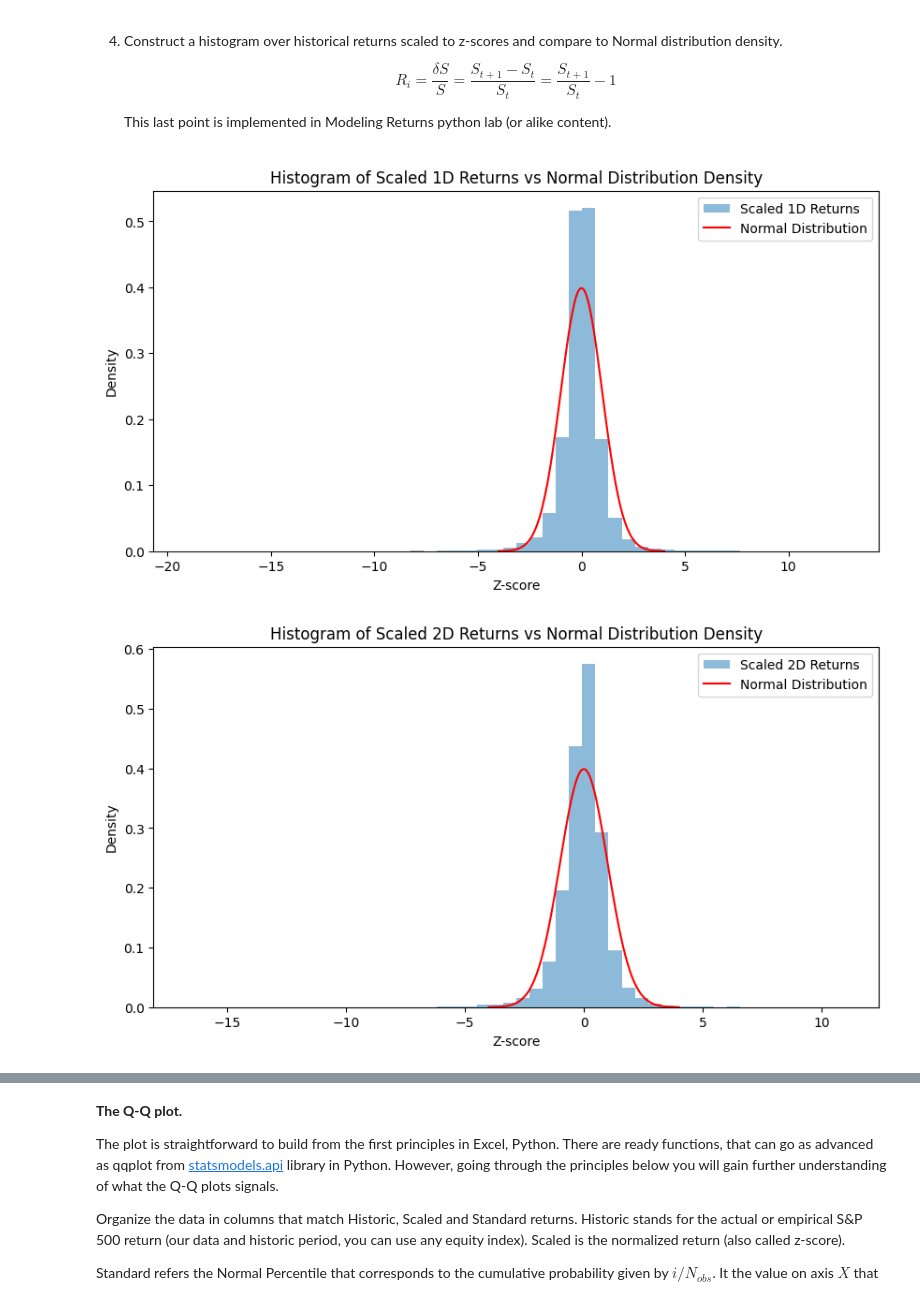
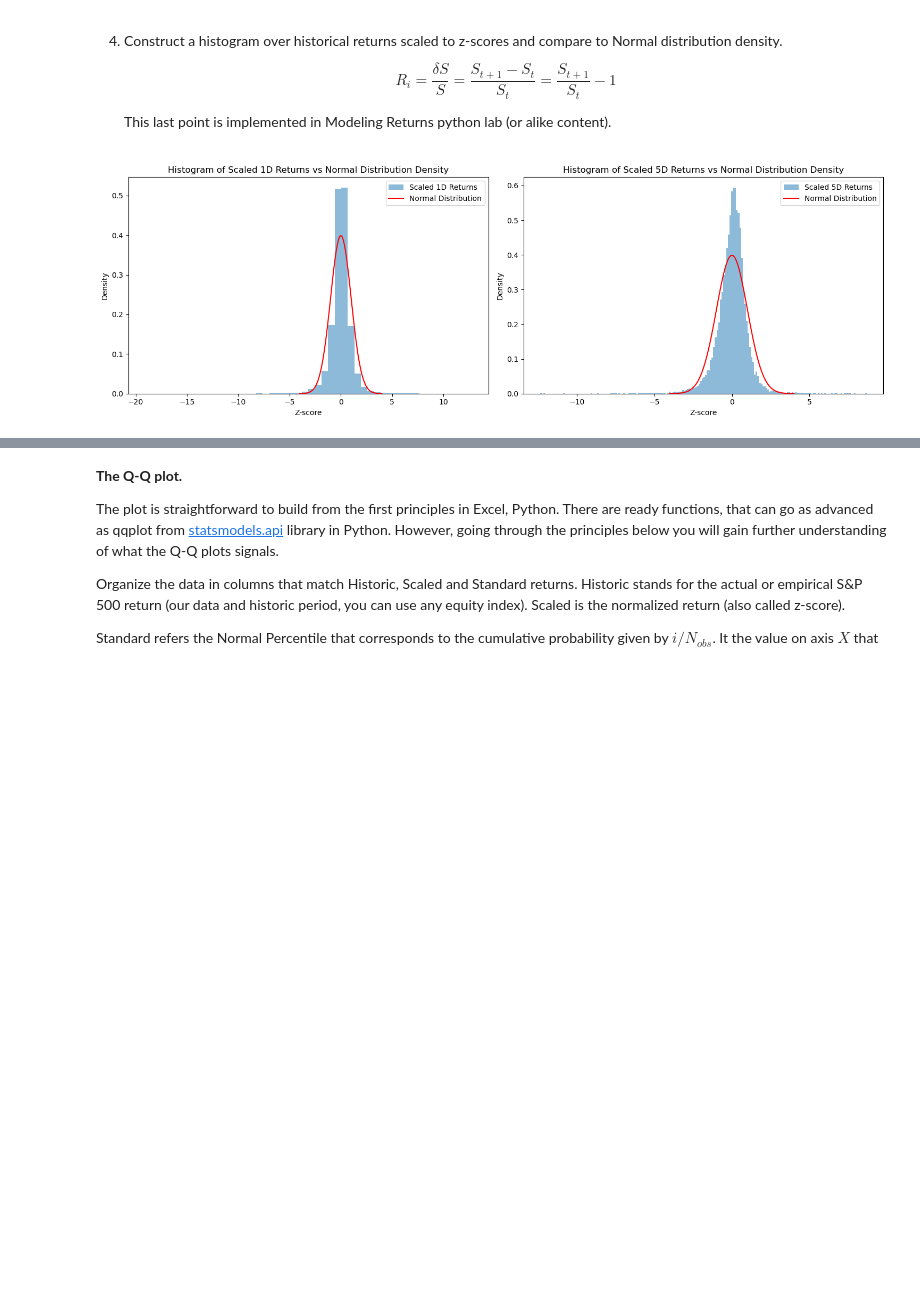
Before and after one commit to JoaoJungblut/QuantFinanceTraining, a Jupyter notebook: Module1/01-The_Random_Behaviour_of_Assets-answers.ipynb, the cells around one changed output, grey strips where cells are left out. Cells and saved outputs as stored; diff of their text form; code cells hidden in the pictures; blank space fills up the shorter version.

```diff
--- a/Module1/01-The_Random_Behaviour_of_Assets-answers.ipynb
+++ b/Module1/01-The_Random_Behaviour_of_Assets-answers.ipynb
@@ -109,55 +115,50 @@ plt.show()
 
     This last point is  implemented in Modeling Returns python lab (or alike content).
 # %%
+# Calculating mean and standard deviation
+mean_1D = np.mean(sp500_returns["1D"])
+mean_5D = np.mean(sp500_returns["5D"])
+
+sigma_1D = np.std(sp500_returns["1D"])
+sigma_5D = np.std(sp500_returns["5D"])
+
 # Scale historical returns to z-scores
-z_scores_1D = (sp500_returns["1D"] - sp500_returns["1D"].mean()) / sp500_returns["1D"].std()
-z_scores_2D = (sp500_returns["2D"] - sp500_returns["2D"].mean()) / sp500_returns["2D"].std()
-z_scores_5D = (sp500_returns["5D"] - sp500_returns["5D"].mean()) / sp500_returns["5D"].std()
+z_scores_1D = (sp500_returns["1D"] - mean_1D) / sigma_1D
+z_scores_5D = (sp500_returns["5D"] - mean_5D) / sigma_5D
+
+# Create subplots with 1 row and 2 columns
+fig, axs = plt.subplots(1, 2, figsize=(15, 5))
 
 # Plotting histogram of scaled 1D returns
-plt.figure(figsize=(10, 5))
-plt.hist(z_scores_1D, bins=50, density=True, alpha=0.5, label="Scaled 1D Returns")
+axs[0].hist(z_scores_1D, bins=50, density=True, alpha=0.5, label="Scaled 1D Returns")
 
 # Plotting Normal distribution density
 x = np.linspace(-4, 4, 100)
 y = stats.norm.pdf(x, 0, 1)
-plt.plot(x, y, color="red", label="Normal Distribution")
+axs[0].plot(x, y, color="red", label="Normal Distribution")
 
-plt.title("Histogram of Scaled 1D Returns vs Normal Distribution Density")
-plt.xlabel("Z-score")
-plt.ylabel("Density")
-plt.legend()
-plt.show()
+axs[0].set_title("Histogram of Scaled 1D Returns vs Normal Distribution Density")
+axs[0].set_xlabel("Z-score")
+axs[0].set_ylabel("Density")
+axs[0].legend()
 
-# Plotting histogram of scaled 2D returns
-plt.figure(figsize=(10, 5))
-plt.hist(z_scores_2D, bins=50, density=True, alpha=0.5, label="Scaled 2D Returns")
+# Plotting histogram of scaled 5D returns
+axs[1].hist(z_scores_5D, bins=200, density=True, alpha=0.5, label="Scaled 5D Returns")
 
 # Plotting Normal distribution density
 x = np.linspace(-4, 4, 100)
 y = stats.norm.pdf(x, 0, 1)
-plt.plot(x, y, color="red", label="Normal Distribution")
+axs[1].plot(x, y, color="red", label="Normal Distribution")
 
-plt.title("Histogram of Scaled 2D Returns vs Normal Distribution Density")
-plt.xlabel("Z-score")
-plt.ylabel("Density")
-plt.legend()
+axs[1].set_title("Histogram of Scaled 5D Returns vs Normal Distribution Density")
+axs[1].set_xlabel("Z-score")
+axs[1].set_ylabel("Density")
+axs[1].legend()
+
+# Adjust spacing between subplots
+plt.tight_layout()
+
+# Show the side-by-side plot
 plt.show()
-
-# Plotting histogram of scaled 5D returns
-plt.figure(figsize=(10, 5))
-plt.hist(z_scores_5D, bins=50, density=True, alpha=0.5, label="Scaled 5D Returns")
-
-# Plotting Normal distribution density
-x = np.linspace(-4, 4, 100)
-y = stats.norm.pdf(x, 0, 1)
-plt.plot(x, y, color="red", label="Normal Distribution")
-
-plt.title("Histogram of Scaled 5D Returns vs Normal Distribution Density")
-plt.xlabel("Z-score")
-plt.ylabel("Density")
-plt.legend()
-plt.show()
 # %% [output]
-[figure, old version]
+[figure, new version]
-[figure, removed]
```
Also changed, not shown: parts of 5 cells of this notebook.
